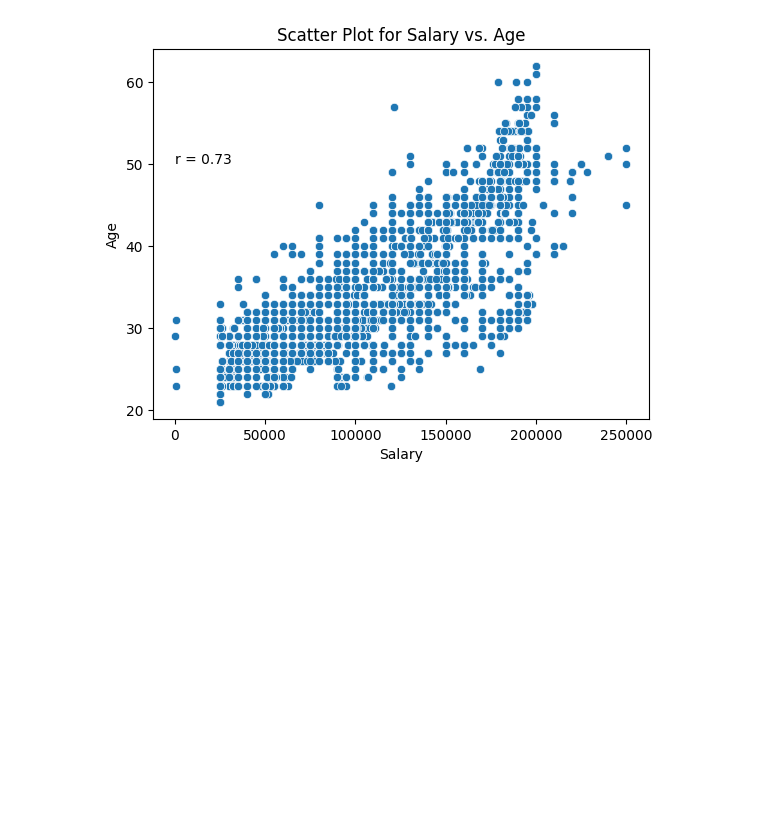
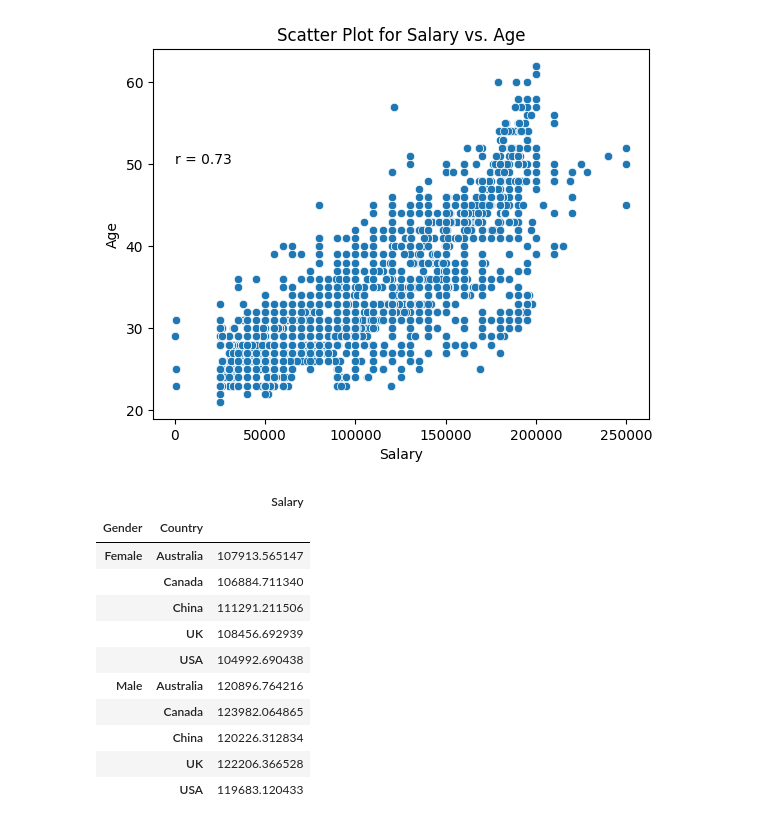
Before and after one commit to JayaWinata/Salary-EDA, a Jupyter notebook: Salary_EDA.ipynb, the cells around one changed output. Cells and saved outputs as stored; diff of their text form; code cells hidden in the pictures; blank space fills up the shorter version.

```diff
--- a/Salary_EDA.ipynb
+++ b/Salary_EDA.ipynb
@@ -106,3 +116,18 @@ plt.text(3,50,'r = 0.73')
 # %% [output]
 Text(3, 50, 'r = 0.73')
 [figure]
+# %%
+pd.pivot_table(df,index=['Gender','Country'],values='Salary')
+# %% [output]
+|  |  | Salary |
+| Gender | Country |  |
+| Female | Australia | 107913.565147 |
+|  | Canada | 106884.711340 |
+|  | China | 111291.211506 |
+|  | UK | 108456.692939 |
+|  | USA | 104992.690438 |
+| Male | Australia | 120896.764216 |
+|  | Canada | 123982.064865 |
+|  | China | 120226.312834 |
+|  | UK | 122206.366528 |
+|  | USA | 119683.120433 |
```
Also changed, not shown: parts of 10 cells of this notebook.
